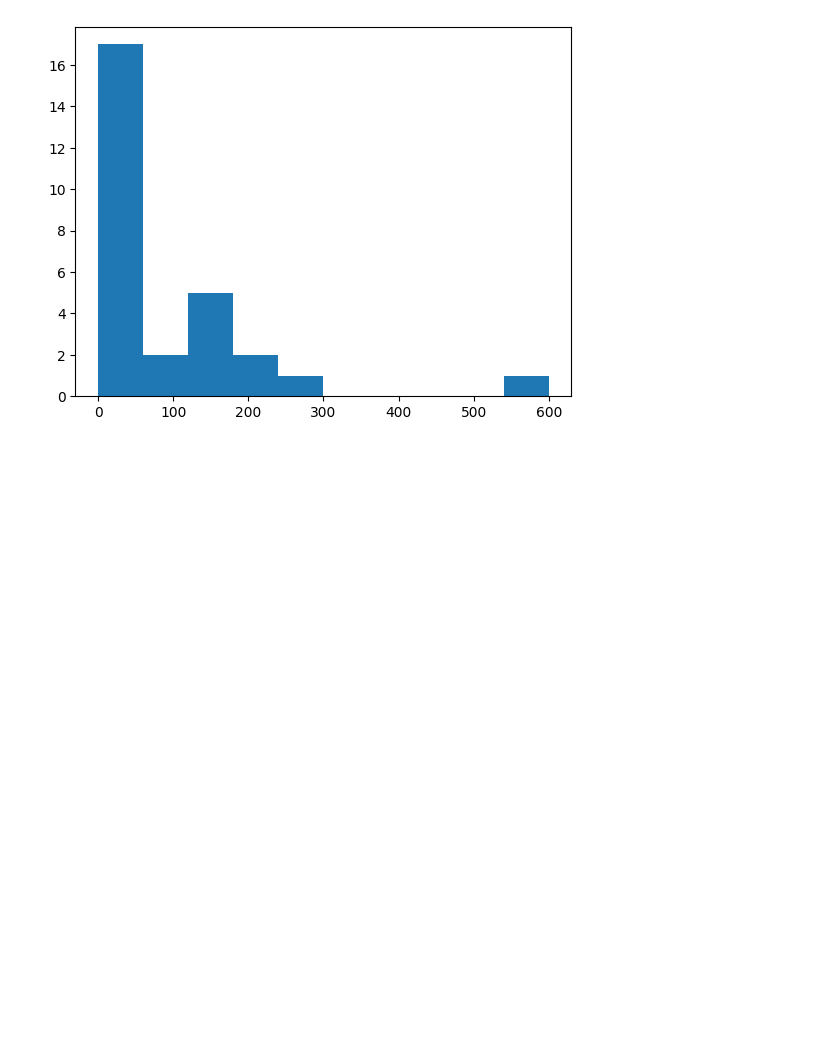
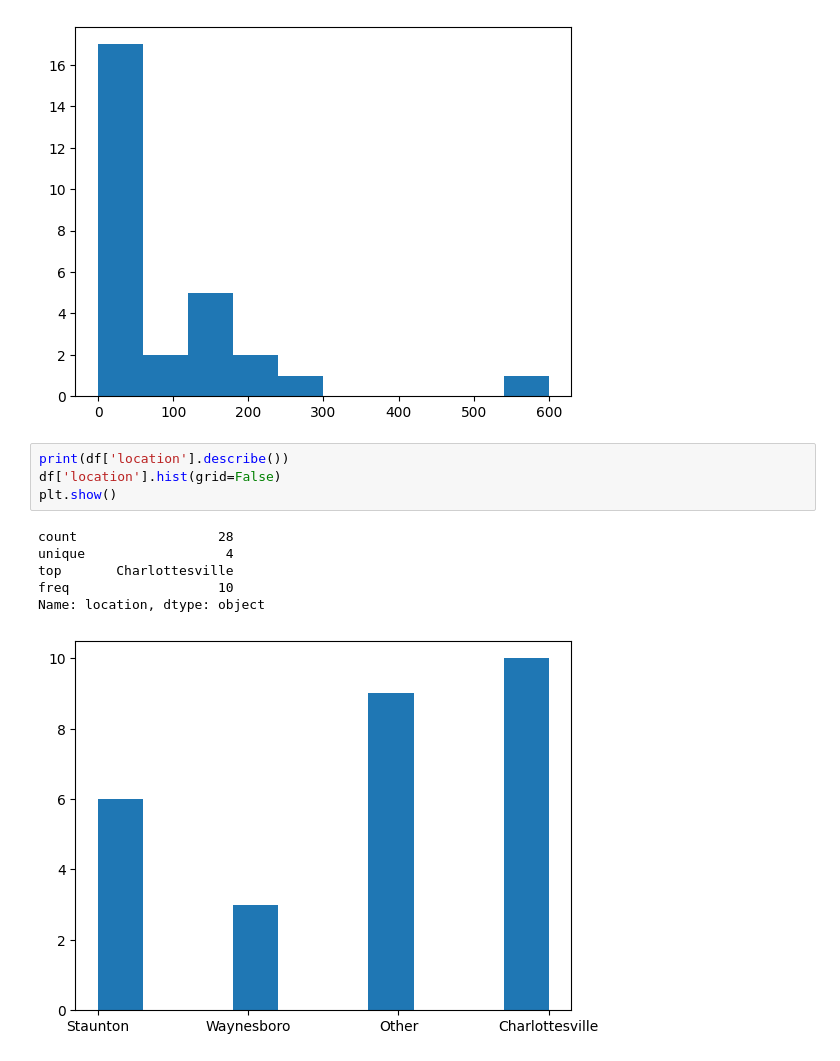
Before and after one commit to Nithil-Suresh/wrangling, a Jupyter notebook: lab/lab_notebook.ipynb, the cells around one changed output. Cells and saved outputs as stored; diff of their text form; blank space fills up the shorter version.

```diff
--- a/lab/lab_notebook.ipynb
+++ b/lab/lab_notebook.ipynb
@@ -265,3 +282,14 @@ min        0.000000
 max      600.000000
 Name: price, dtype: float64
 [figure]
+# %%
+print(df['location'].describe())
+df['location'].hist(grid=False)
+plt.show()
+# %% [output]
+count                  28
+unique                  4
+top       Charlottesville
+freq                   10
+Name: location, dtype: object
+[figure, added]
```
Also changed, not shown: parts of 2 cells of this notebook.
